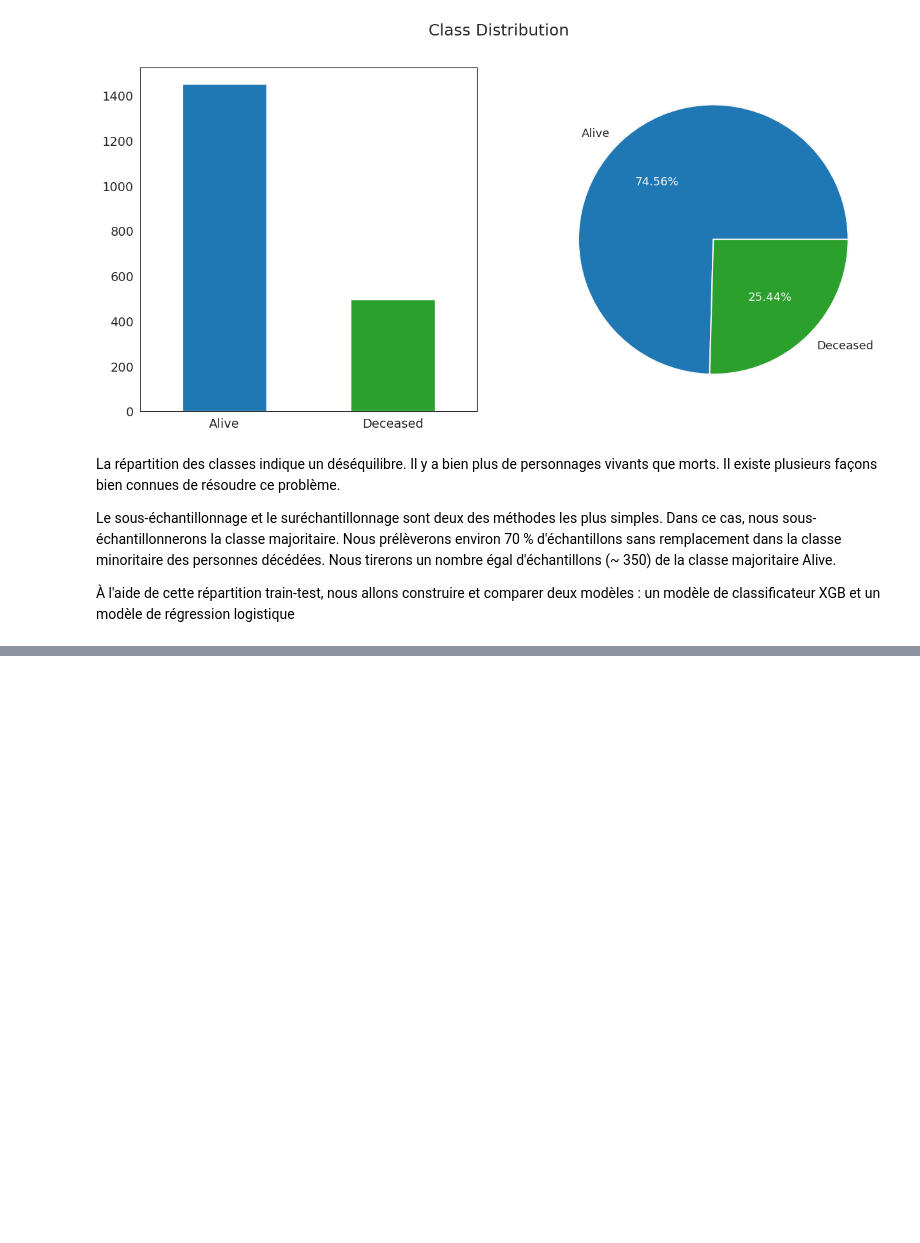
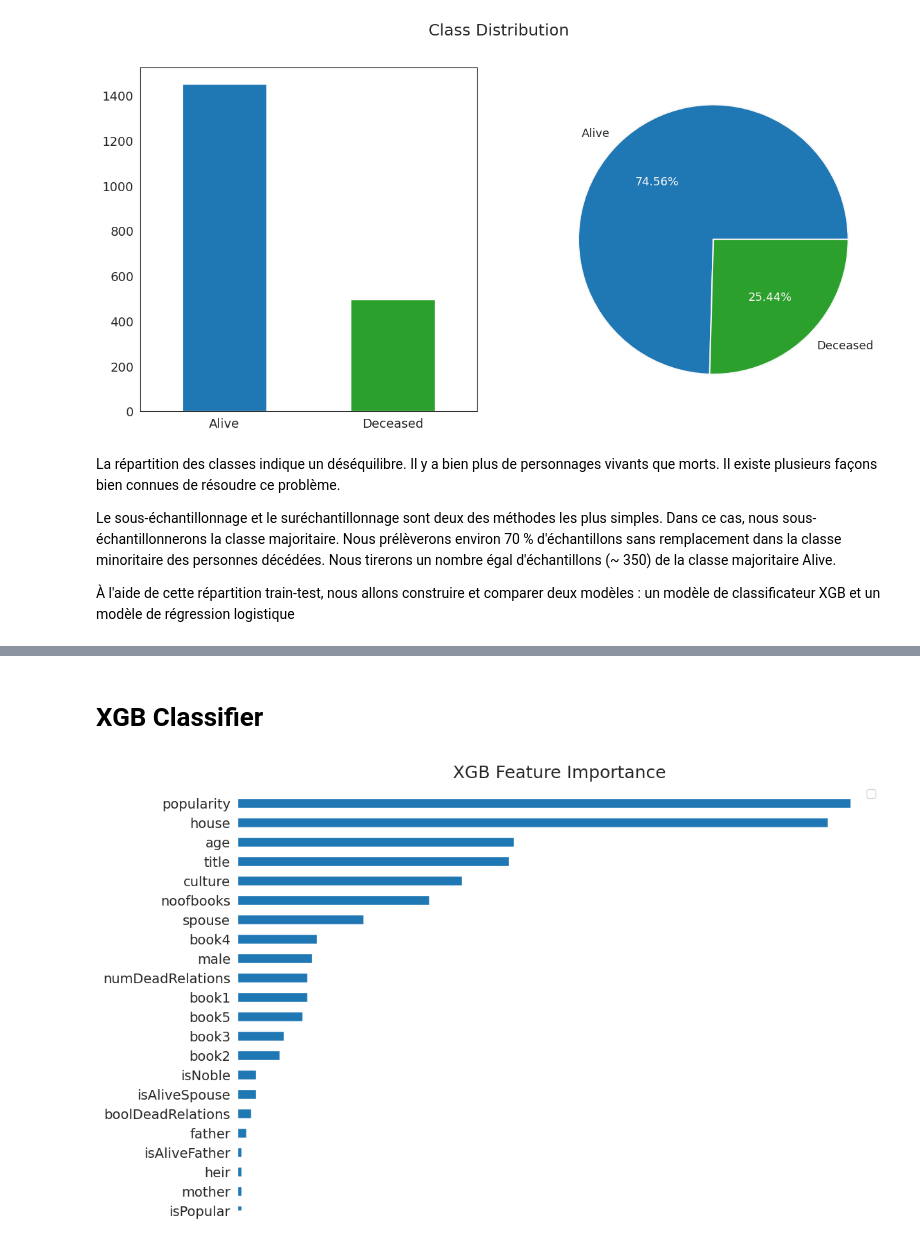
Before and after one commit to Nabilb59/MLOPS_PROJECT, a Jupyter notebook: models/predictions_GOT.ipynb, the cells around one changed output, grey strips where cells are left out. Cells and saved outputs as stored; diff of their text form; code cells hidden in the pictures; blank space fills up the shorter version.

Commit message:
feat(ipynb) : prediction models

```diff
--- a/models/predictions_GOT.ipynb
+++ b/models/predictions_GOT.ipynb
@@ -293,0 +354,40 @@ Le sous-échantillonnage et le suréchantillonnage sont deux des méthodes les p
+# %%
+# Sélectionne aléatoirement 350 échantillons de la classe "Alive" (actual == 0) et 350 échantillons de la classe "Deceased" (actual == 1)
+# Utilise le même état initial de générateur de nombres aléatoires pour reproduire les résultats (random_state = 62)
+X = death_preds[death_preds.actual == 0].sample(350, random_state=62).append(death_preds[death_preds.actual == 1].sample(350, random_state=62)).copy(deep=True).astype(np.float64)
+
+# Crée la variable cible Y à partir de la colonne "actual" de l'ensemble d'entraînement X
+Y = X.actual.values
+
+# Crée un ensemble de test (tX, tY) en sélectionnant les échantillons qui ne sont pas dans l'ensemble d'entraînement
+tX = death_preds[~death_preds.index.isin(X.index)].copy(deep=True).astype(np.float64)
+tY = tX.actual.values
+
+# Supprime certaines colonnes des ensembles d'entraînement et de test
+X.drop(["SNo", "actual", "DateoFdeath"], 1, inplace=True)
+tX.drop(["SNo", "actual", "DateoFdeath"], 1, inplace=True)
+# %% [markdown]
+# XGB Classifier
+# %%
+# Importe la classe XGBClassifier de la bibliothèque XGBoost
+from xgboost import XGBClassifier as XGBC
+
+# Entraîne un modèle XGBoost sur l'ensemble d'entraînement (X, Y)
+clf_xgb = XGBC(subsample=.8, colsample_bytree=.8, seed=14, max_depth=3).fit(X, Y)
+
+# Effectue des prédictions de probabilité sur l'ensemble de test (tX)
+preds_xgb = clf_xgb.predict_proba(tX)
+
+# Obtient l'importance des fonctionnalités du modèle
+feature_importance = clf_xgb.get_booster().get_fscore()
+
+# Crée un DataFrame à partir des résultats et le trie par ordre croissant
+ax = pd.DataFrame(list(feature_importance.items())).set_index(0).sort_values(1).plot.barh(figsize=(12, 8))
+
+# Personnalise le graphique en masquant le cadre, définissant la limite de l'axe y, masquant les étiquettes de l'axe x et la légende
+_ = ax.set(frame_on=False, ylim=(0, len(feature_importance)), xticklabels="", xlabel="", ylabel=""), ax.legend("")
+
+# Ajoute un titre au graphique
+_ = plt.title("XGB Feature Importance", fontsize=18.)
+# %% [output]
+[figure, added]
```
Also changed, not shown: parts of 9 cells of this notebook.
